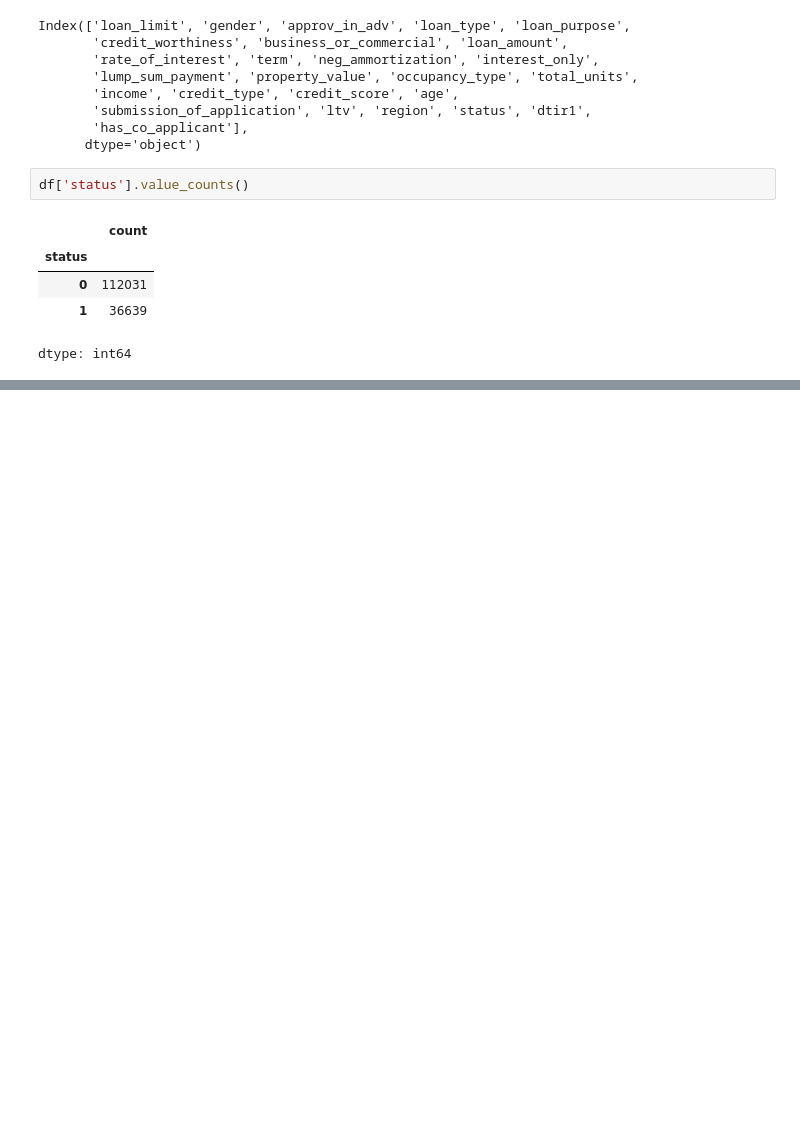
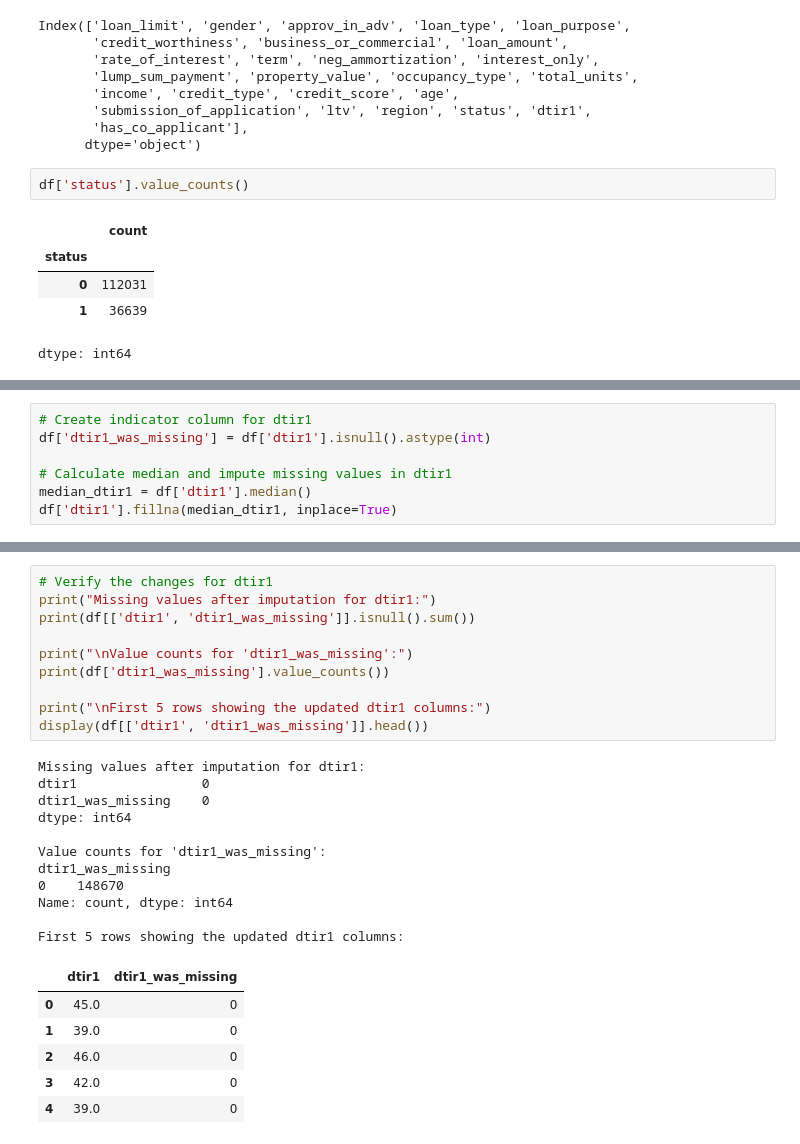
Before and after one commit to springboardmentor891v/CreditPathAI, a Jupyter notebook: eda_report.ipynb, the cells around one changed output, grey strips where cells are left out. Cells and saved outputs as stored; diff of their text form; blank space fills up the shorter version.

```diff
--- a/eda_report.ipynb
+++ b/eda_report.ipynb
@@ -251,0 +303,7 @@ dtype: int64
+# %%
+# Create indicator column for dtir1
+df['dtir1_was_missing'] = df['dtir1'].isnull().astype(int)
+
+# Calculate median and impute missing values in dtir1
+median_dtir1 = df['dtir1'].median()
+df['dtir1'].fillna(median_dtir1, inplace=True)
@@ -251,0 +317,28 @@ dtype: int64
+# %%
+# Verify the changes for dtir1
+print("Missing values after imputation for dtir1:")
+print(df[['dtir1', 'dtir1_was_missing']].isnull().sum())
+
+print("\nValue counts for 'dtir1_was_missing':")
+print(df['dtir1_was_missing'].value_counts())
+
+print("\nFirst 5 rows showing the updated dtir1 columns:")
+display(df[['dtir1', 'dtir1_was_missing']].head())
+# %% [output]
+Missing values after imputation for dtir1:
+dtir1                0
+dtir1_was_missing    0
+dtype: int64
+
+Value counts for 'dtir1_was_missing':
+dtir1_was_missing
+0    148670
+Name: count, dtype: int64
+
+First 5 rows showing the updated dtir1 columns:
+|  | dtir1 | dtir1_was_missing |
+| 0 | 45.0 | 0 |
+| 1 | 39.0 | 0 |
+| 2 | 46.0 | 0 |
+| 3 | 42.0 | 0 |
+| 4 | 39.0 | 0 |
```
Also changed, not shown: parts of 11 cells of this notebook.
